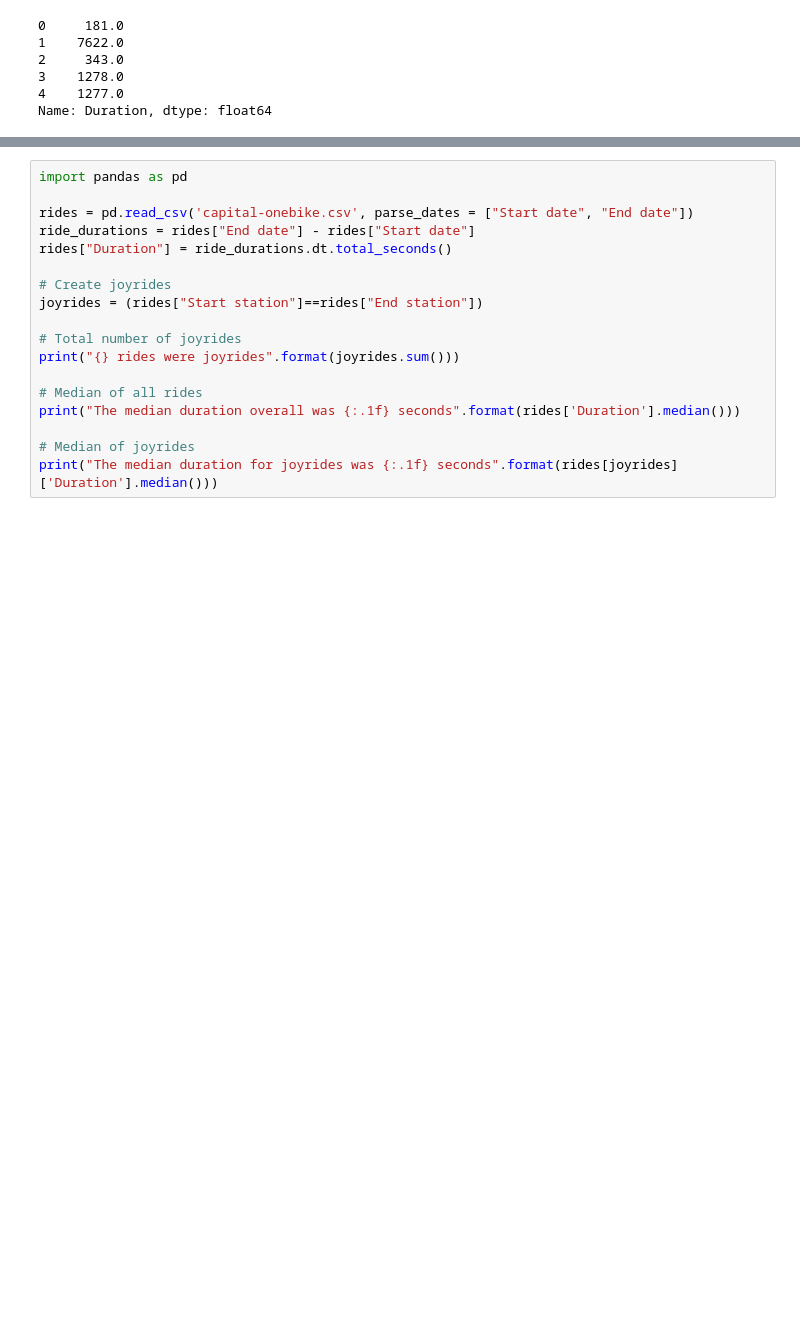
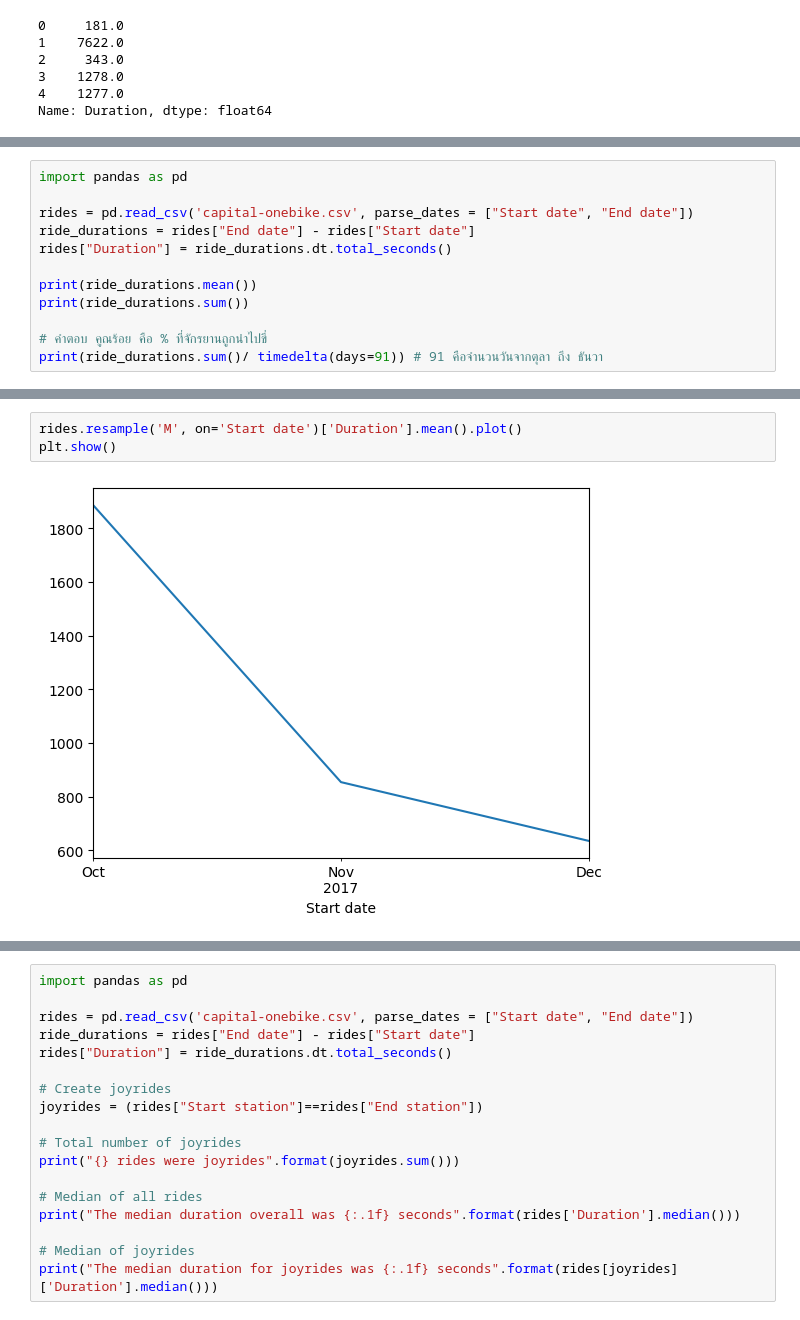
Before and after one commit to armeros/DC_DataMani_Datetimes, a Jupyter notebook: Datetime.ipynb, the cells around one changed output, grey strips where cells are left out. Drawn from its saved outputs; the diff is of its cells as text; blank space fills up the shorter version.

```diff
--- a/Datetime.ipynb
+++ b/Datetime.ipynb
@@ -1210,0 +1544,12 @@ Name: Duration, dtype: float64
+# %%
+import pandas as pd
+
+rides = pd.read_csv('capital-onebike.csv', parse_dates = ["Start date", "End date"])
+ride_durations = rides["End date"] - rides["Start date"]
+rides["Duration"] = ride_durations.dt.total_seconds()
+
+print(ride_durations.mean())
+print(ride_durations.sum())
+
+# คำตอบ คูณร้อย คือ % ที่จักรยานถูกนำไปขี่
+print(ride_durations.sum()/ timedelta(days=91)) # 91 คือจำนวนวันจากตุลา ถึง ธันวา
@@ -1210,0 +1572,5 @@ Name: Duration, dtype: float64
+# %%
+rides.resample('M', on='Start date')['Duration'].mean().plot()
+plt.show()
+# %% [output]
+[figure, added]
```
Also changed, not shown: parts of 110 cells of this notebook.
